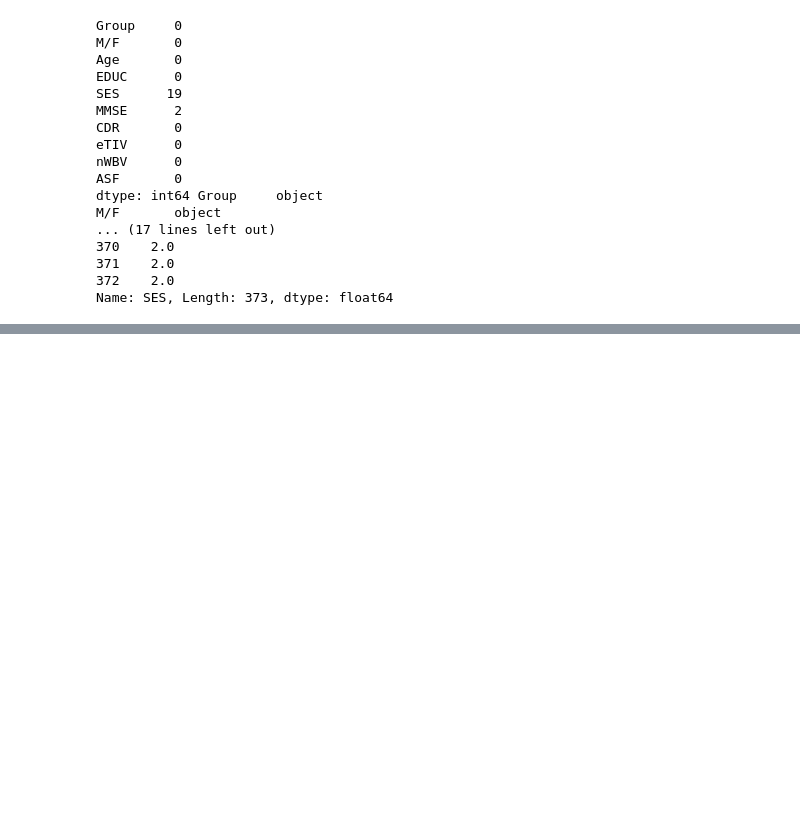
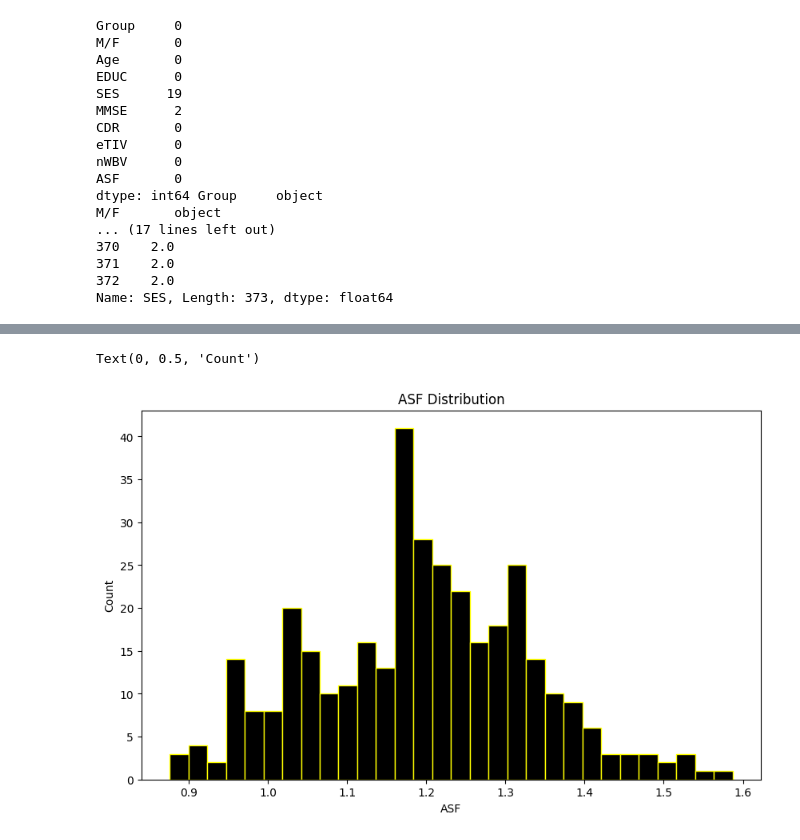
Before and after one commit to andrewresnick1/Alzheimers-STAT4188Project, a Jupyter notebook: finalproj.ipynb, the cells around one changed output, grey strips where cells are left out. Saved outputs shown, nothing was run; the diff lists cells and outputs as text; code cells hidden in the pictures; blank space fills up the shorter version.

```diff
--- a/finalproj.ipynb
+++ b/finalproj.ipynb
@@ -37,0 +79,11 @@ Name: SES, Length: 373, dtype: float64
+# %%
+# Data Visualization Part 4
+
+plt.figure(figsize=(10,6))
+plt.hist(df['ASF'], bins=30, color='black', edgecolor='yellow')
+plt.title('ASF Distribution')
+plt.xlabel('ASF')
+plt.ylabel('Count')
+# %% [output]
+Text(0, 0.5, 'Count')
+[figure, added]
```
Also changed, not shown: parts of 7 cells of this notebook.
